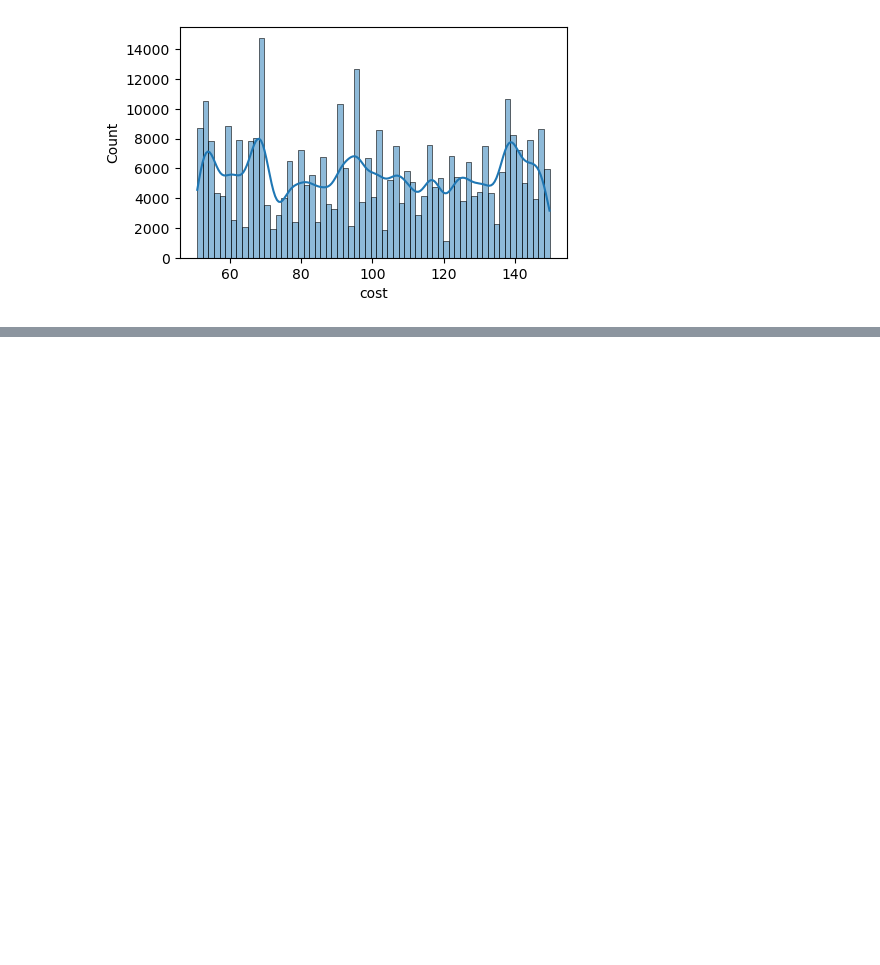
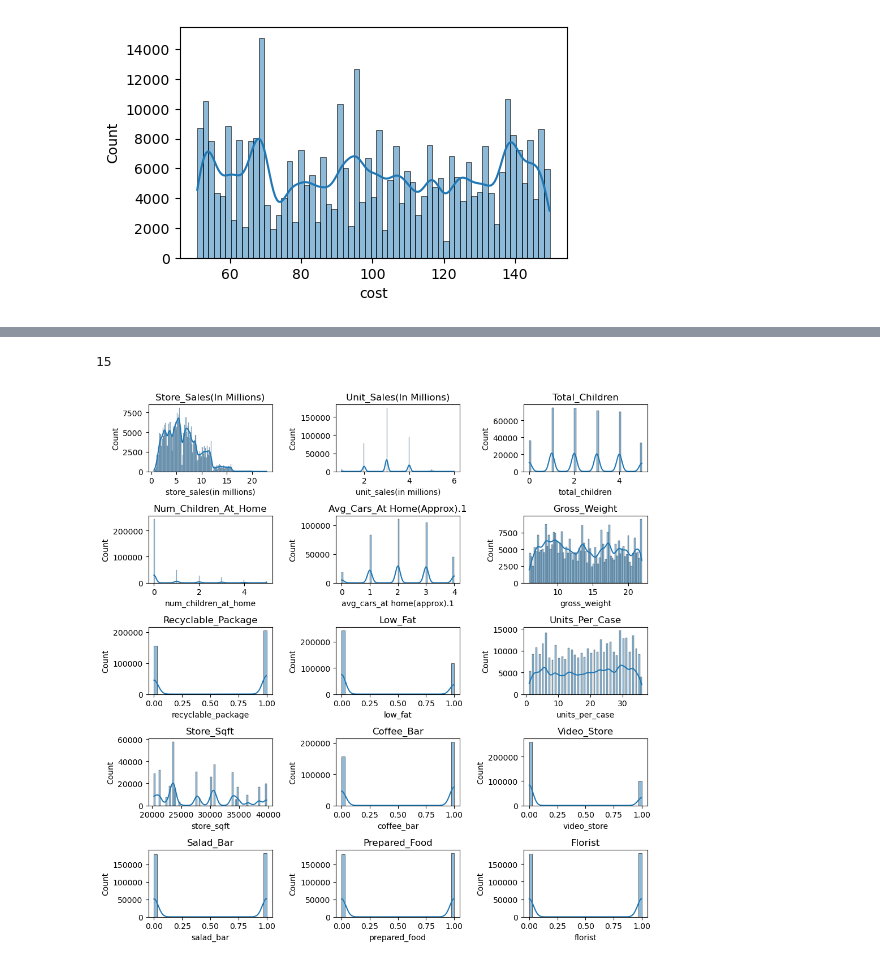
Before and after one commit to akaigraham/kaggle-comps, a Jupyter notebook: playground-series/s3_e11/notebooks/initial-notebook.ipynb, the cells around one changed output, grey strips where cells are left out. Drawn from its saved outputs; the diff is of its cells as text; code cells hidden in the pictures; blank space fills up the shorter version.

Commit message:
visualize underlying feature distributions

```diff
--- a/playground-series/s3_e11/notebooks/initial-notebook.ipynb
+++ b/playground-series/s3_e11/notebooks/initial-notebook.ipynb
@@ -59,8 +59,3 @@ sns.histplot(x=train_df.cost,kde=True)
 # %% [output]
 <Axes: xlabel='cost', ylabel='Count'>
 [figure]
-# %%
-# predictors
-for feat in train_df.drop(['cost', 'id'], axis=1).columns:
-    plt.figure(figsize=(5,3))
-    sns.histplot(x=train_df[feat], kde=True)
@@ -80,0 +62,18 @@ for feat in train_df.drop(['cost', 'id'], axis=1).columns:
+# %%
+# calc number of features to display
+len(train_df.drop(['cost', 'id'], axis=1).columns)
+# %% [output]
+15
+# %%
+# set up subplots
+fig, axes = plt.subplots(nrows=5, ncols=3, figsize=(10,10))
+feat_cols = train_df.drop(['cost', 'id'], axis=1).columns
+
+for feat, ax in zip(feat_cols, axes.flatten()):
+    sns.histplot(train_df[feat], kde=True, bins='auto', ax=ax)
+    ax.set_title(f'{feat.title()}')
+    ax.set_xlabel(feat)
+plt.tight_layout()
+plt.show()
+# %% [output]
+[figure, added]
```
Also changed, not shown: parts of 2 cells of this notebook.
